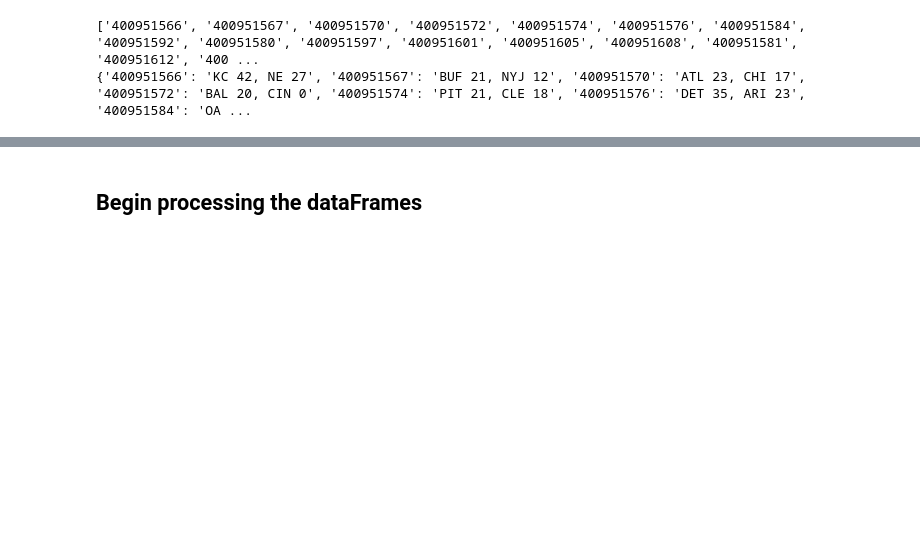
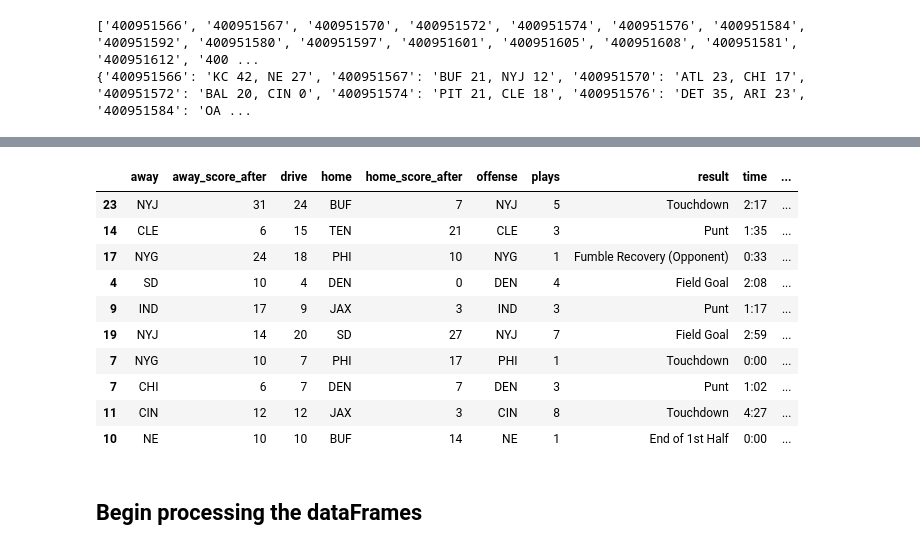
Before and after one commit to ewelchman/football_analytics, a Jupyter notebook: espn_scraper/espn_scraper.ipynb, the cells around one changed output, grey strips where cells are left out. Saved outputs shown, nothing was run; the diff lists cells and outputs as text; code cells hidden in the pictures; blank space fills up the shorter version.

```diff
--- a/espn_scraper/espn_scraper.ipynb
+++ b/espn_scraper/espn_scraper.ipynb
@@ -286,3 +321,17 @@ gameId
+# %%
+alldrives_df.sample(10)
+# %% [output]
+|  | away | away_score_after | drive | home | home_score_after | offense | plays | result | time | ... |
+| 23 | NYJ | 31 | 24 | BUF | 7 | NYJ | 5 | Touchdown | 2:17 | ... |
+| 14 | CLE | 6 | 15 | TEN | 21 | CLE | 3 | Punt | 1:35 | ... |
+| 17 | NYG | 24 | 18 | PHI | 10 | NYG | 1 | Fumble Recovery (Opponent) | 0:33 | ... |
+| 4 | SD | 10 | 4 | DEN | 0 | DEN | 4 | Field Goal | 2:08 | ... |
+| 9 | IND | 17 | 9 | JAX | 3 | IND | 3 | Punt | 1:17 | ... |
+| 19 | NYJ | 14 | 20 | SD | 27 | NYJ | 7 | Field Goal | 2:59 | ... |
+| 7 | NYG | 10 | 7 | PHI | 17 | PHI | 1 | Touchdown | 0:00 | ... |
+| 7 | CHI | 6 | 7 | DEN | 7 | DEN | 3 | Punt | 1:02 | ... |
+| 11 | CIN | 12 | 12 | JAX | 3 | CIN | 8 | Touchdown | 4:27 | ... |
+| 10 | NE | 10 | 10 | BUF | 14 | NE | 1 | End of 1st Half | 0:00 | ... |
 # %% [markdown]
 ## Begin processing the dataFrames
 # %%
```
Also changed, not shown: parts of 11 cells of this notebook, 3 other files.
